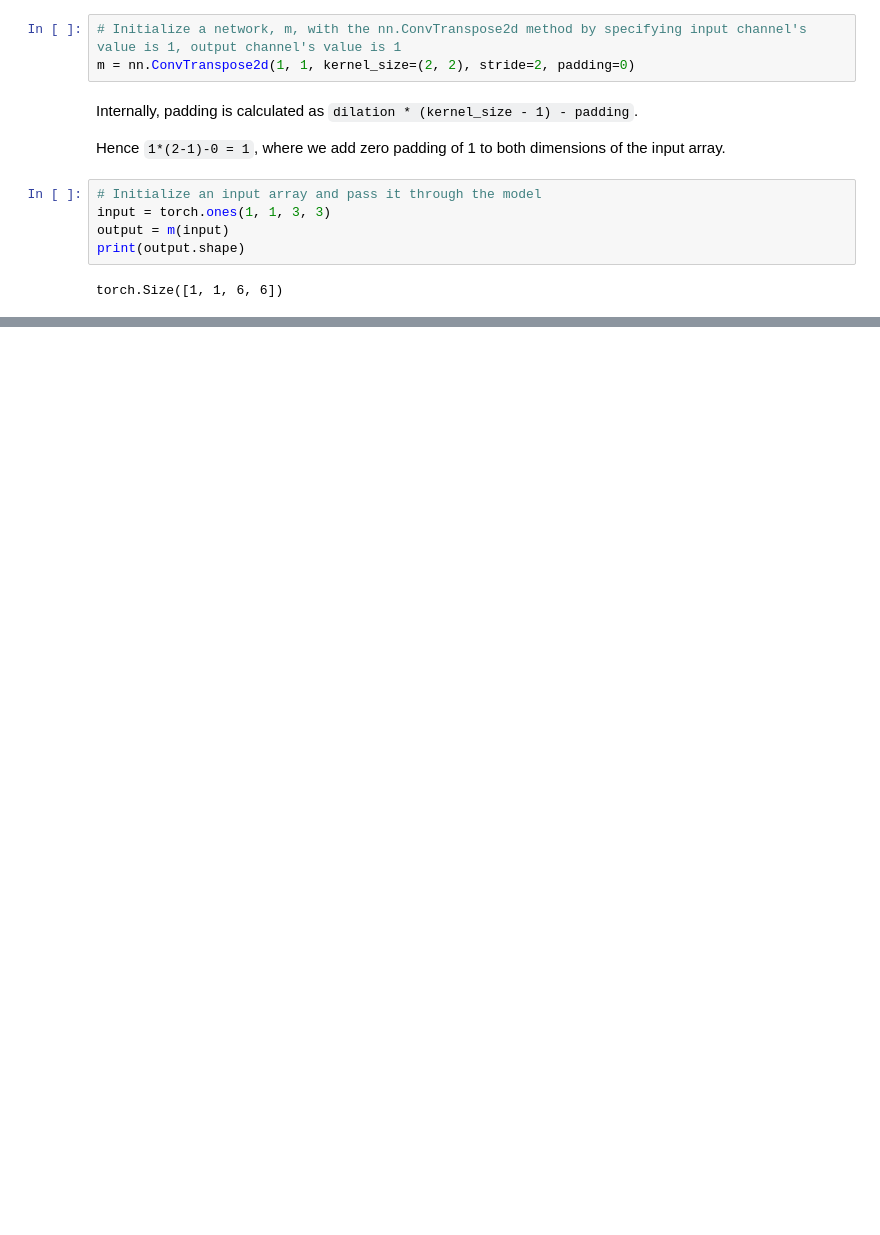
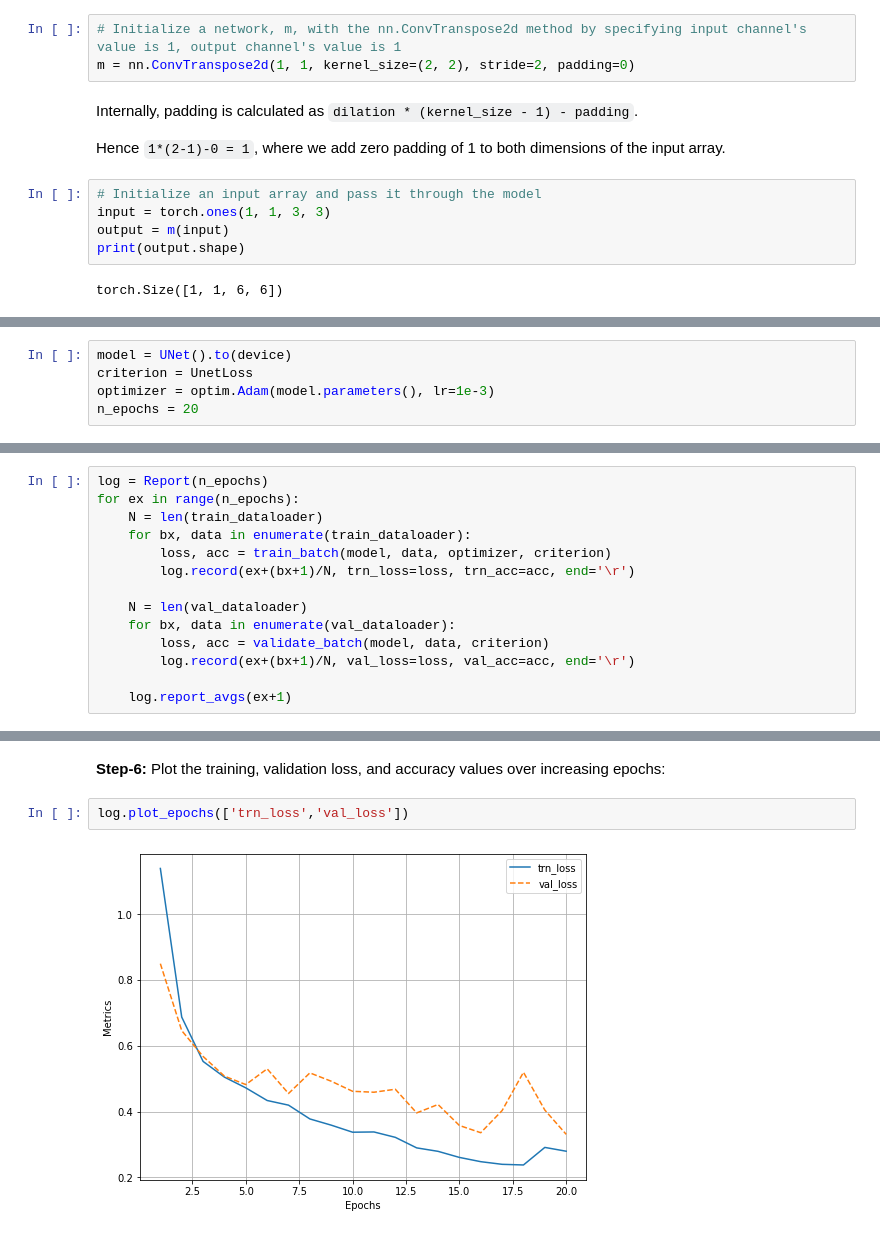
Before and after one commit to rahiakela/modern-computer-vision-with-pytorch, a Jupyter notebook: 9-image-segmentation/1_semantic_segmentation_with_unet.ipynb, the cells around one changed output, grey strips where cells are left out. Cells and saved outputs as stored; diff of their text form; blank space fills up the shorter version.

```diff
--- a/9-image-segmentation/1_semantic_segmentation_with_unet.ipynb
+++ b/9-image-segmentation/1_semantic_segmentation_with_unet.ipynb
@@ -106,0 +311,5 @@ tensor([[[[ 0.5472, -0.1862,  0.5472, -0.1862,  0.5472, -0.1862],
+# %%
+model = UNet().to(device)
+criterion = UnetLoss
+optimizer = optim.Adam(model.parameters(), lr=1e-3)
+n_epochs = 20
@@ -106,0 +318,14 @@ tensor([[[[ 0.5472, -0.1862,  0.5472, -0.1862,  0.5472, -0.1862],
+# %%
+log = Report(n_epochs)
+for ex in range(n_epochs):
+    N = len(train_dataloader)
+    for bx, data in enumerate(train_dataloader):
+        loss, acc = train_batch(model, data, optimizer, criterion)
+        log.record(ex+(bx+1)/N, trn_loss=loss, trn_acc=acc, end='\r')
+
+    N = len(val_dataloader)
+    for bx, data in enumerate(val_dataloader):
+        loss, acc = validate_batch(model, data, criterion)
+        log.record(ex+(bx+1)/N, val_loss=loss, val_acc=acc, end='\r')
+
+    log.report_avgs(ex+1)
@@ -106,0 +353,6 @@ tensor([[[[ 0.5472, -0.1862,  0.5472, -0.1862,  0.5472, -0.1862],
+# %% [markdown]
+**Step-6:** Plot the training, validation loss, and accuracy values over increasing epochs:
+# %%
+log.plot_epochs(['trn_loss','val_loss'])
+# %% [output]
+[figure, added]
```
Also changed, not shown: parts of 27 cells of this notebook.
